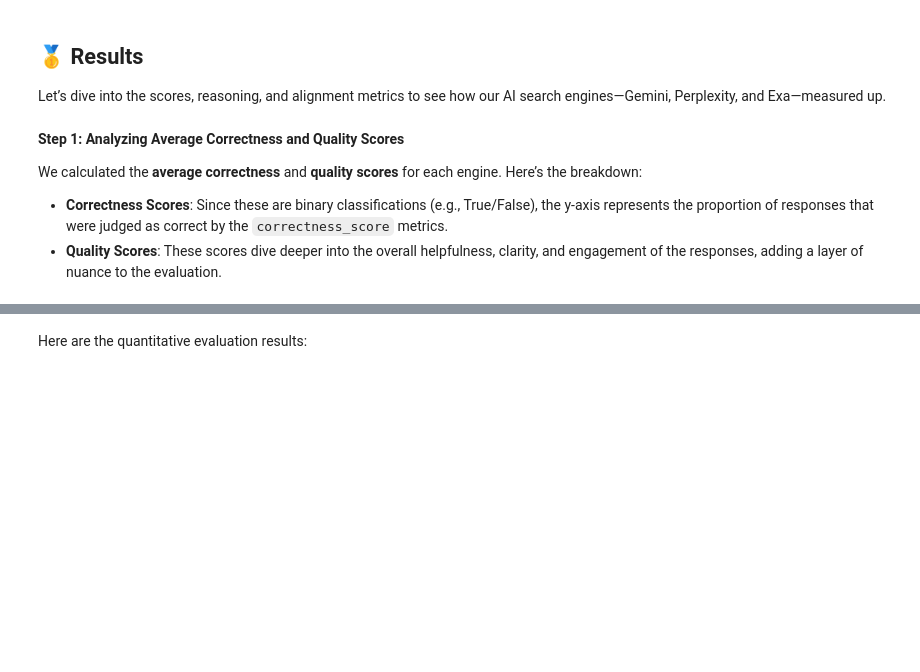
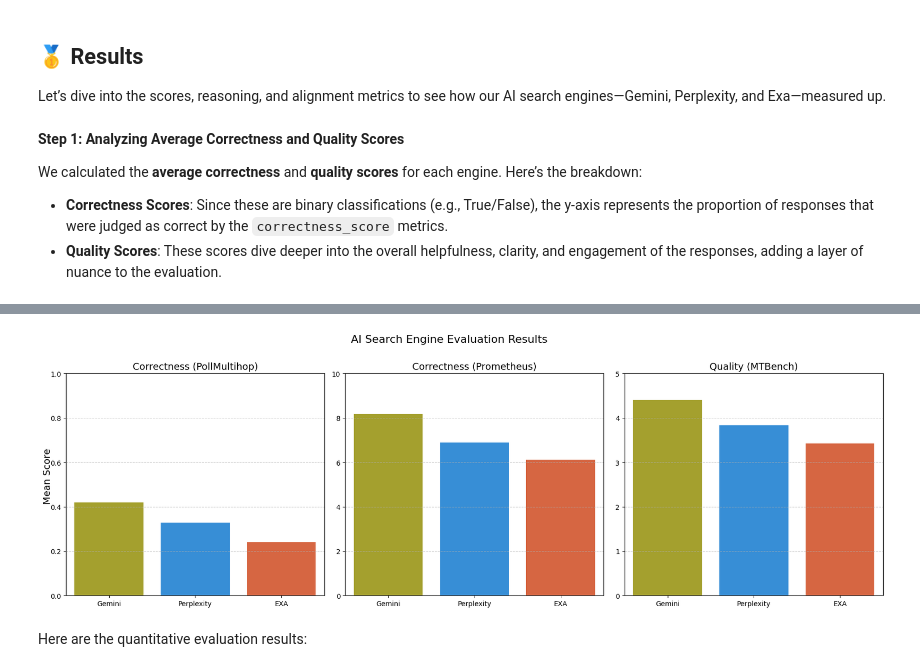
Before and after one commit to quotient-ai/judges, a Jupyter notebook: cookbooks/hf/Quotient_|_judges_HF_Cookbook.ipynb, the cells around one changed output, grey strips where cells are left out. Saved outputs shown, nothing was run; the diff lists cells and outputs as text; code cells hidden in the pictures; blank space fills up the shorter version.

```diff
--- a/cookbooks/hf/Quotient_|_judges_HF_Cookbook.ipynb
+++ b/cookbooks/hf/Quotient_|_judges_HF_Cookbook.ipynb
@@ -432,10 +442,12 @@ from judges.classifiers.correctness import PollMultihopCorrectness
 from judges.graders.correctness import PrometheusAbsoluteCoarseCorrectness
 from judges.graders.response_quality import MTBenchChatBotResponseQuality
 
+model = "together_ai/meta-llama/Llama-3.3-70B-Instruct-Turbo"
+
 # Initialize judges
-correctness_classifier = PollMultihopCorrectness(model='gpt-4o-mini')
-correctness_grader = PrometheusAbsoluteCoarseCorrectness(model='gpt-4o-mini')
-response_quality_evaluator = MTBenchChatBotResponseQuality(model='gpt-4o-mini')
+correctness_classifier = PollMultihopCorrectness(model=model)
+correctness_grader = PrometheusAbsoluteCoarseCorrectness(model=model)
+response_quality_evaluator = MTBenchChatBotResponseQuality(model=model)
 # %% [markdown]
 **Step 2:** Get Judgments for Responses
 # %%
@@ -595,3 +507,92 @@ plot_scores_by_criteria(df, score_columns_dict)
+# %%
+import warnings
+import matplotlib.pyplot as plt
+import seaborn as sns
+
+warnings.filterwarnings("ignore", category=FutureWarning)
+
+def plot_scores_by_criteria(df, score_columns_dict):
+    """
+    This function plots mean scores grouped by grading criteria (e.g., Correctness, Quality, Grades)
+    in a 1x3 grid.
+
+    Args:
+    - df (DataFrame): The dataset containing scores.
+    - score_columns_dict (dict): A dictionary where keys are metric categories (criteria)
+      and values are lists of columns corresponding to each search engine's score for that metric.
+    """
+    # Set up the color palette for search engines
+    palette = {
+        "Gemini": "#B8B21A",  # Chartreuse
+        "Perplexity": "#1D91F0",  # Azure
+        "EXA": "#EE592A"  # Chile
+    }
+
+    # Set up the figure and axes for 1x3 grid
+    fig, axes = plt.subplots(1, 3, figsize=(18, 6), sharey=False)
+    axes = axes.flatten()  # Flatten axes for easy iteration
+
+    # Define y-axis limits for each subplot
+    y_limits = [1, 10, 5]
+
+    for idx, (criterion, columns) in enumerate(score_columns_dict.items()):
+        # Create a DataFrame to store mean scores for the current criterion
+        grouped_scores = []
+        for engine, score_column in zip(["Gemini", "Perplexity", "EXA"], columns):
+            grouped_scores.append({"Search Engine": engine, "Mean Score": df[score_column].mean()})
+        grouped_scores_df = pd.DataFrame(grouped_scores)
+
+        # Create the bar chart using seaborn
+        sns.barplot(
+            data=grouped_scores_df,
+            x="Search Engine",
+            y="Mean Score",
+            palette=palette,
+            ax=axes[idx]
+        )
+
+        # Customize the chart
+        axes[idx].set_title(f"{criterion}", fontsize=14)
+        axes[idx].set_ylim(0, y_limits[idx])  # Set custom y-axis limits
+        axes[idx].tick_params(axis='x', labelsize=10, rotation=0)
+        axes[idx].tick_params(axis='y', labelsize=10)
+        axes[idx].grid(axis='y', linestyle='--', alpha=0.7)
+
+        # Remove individual y-axis labels
+        axes[idx].set_ylabel('')
+        axes[idx].set_xlabel('')
+
+    # Add a single shared y-axis label
+    fig.text(0.04, 0.5, 'Mean Score', va='center', rotation='vertical', fontsize=14)
+
+    # Add a figure title
+    plt.suptitle("AI Search Engine Evaluation Results", fontsize=16)
+
+    plt.tight_layout(rect=[0.04, 0.03, 1, 0.97])
+    plt.show()
+
+# Define the score columns grouped by grading criteria
+score_columns_dict = {
+    "Correctness (PollMultihop)": [
+        'gemini_correctness_score',
+        'perplexity_correctness_score',
+        'exa_correctness_score'
+    ],
+    "Correctness (Prometheus)": [
+        'gemini_quality_score',
+        'perplexity_quality_score',
+        'exa_quality_score'
+    ],
+    "Quality (MTBench)": [
+        'gemini_correctness_grade',
+        'perplexity_correctness_grade',
+        'exa_correctness_grade'
+    ]
+}
+
+plot_scores_by_criteria(df, score_columns_dict)
+# %% [output]
+[figure, added]
 # %% [markdown]
 Here are the quantitative evaluation results:
 # %%
```
Also changed, not shown: parts of 29 cells of this notebook.
